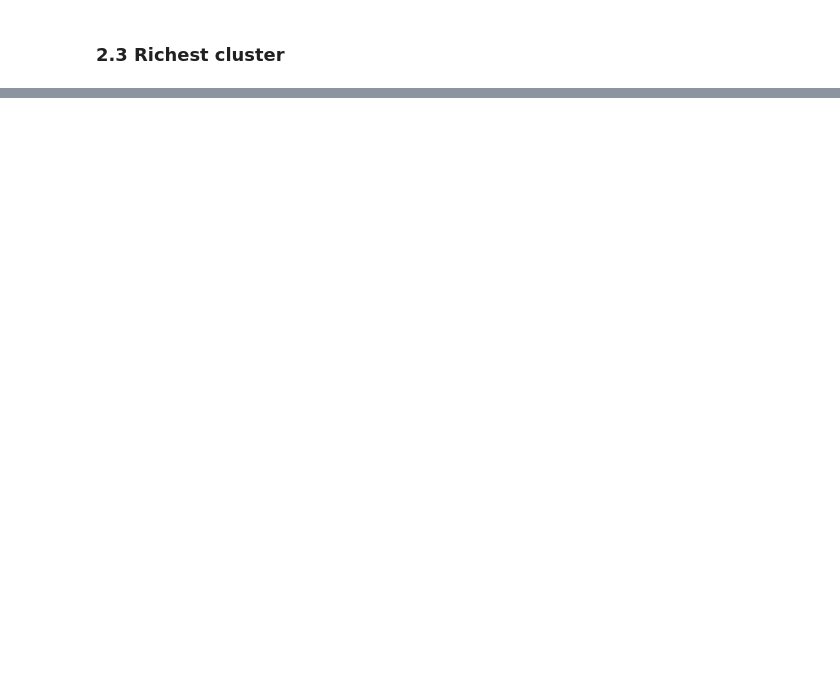
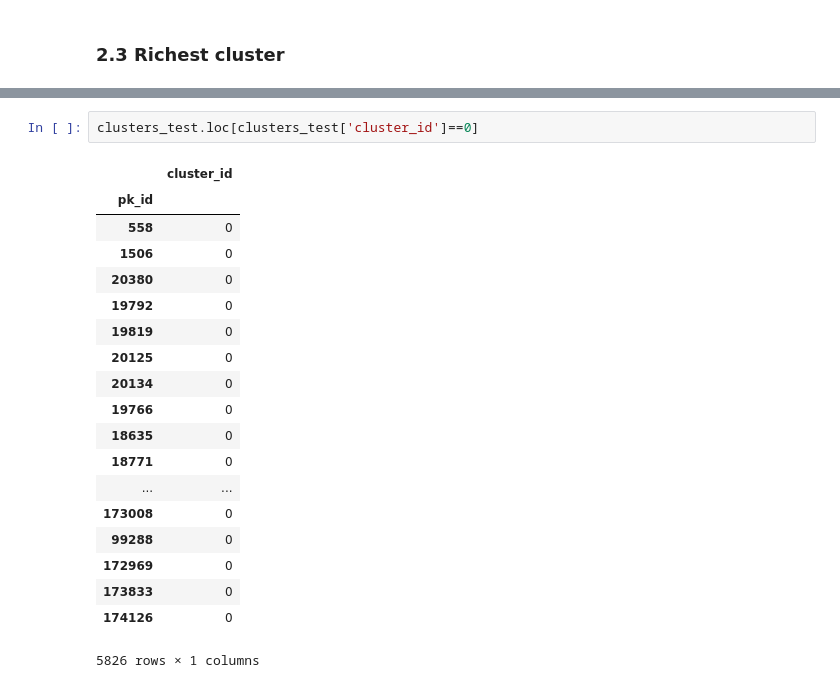
Before and after one commit to iuliu8899/cryptocurrency-data-analysis, a Jupyter notebook: 1.ipynb, the cells around one changed output, grey strips where cells are left out. Cells and saved outputs as stored; diff of their text form; blank space fills up the shorter version.

```diff
--- a/1.ipynb
+++ b/1.ipynb
@@ -289,0 +465,22 @@ temp.idxmax()
+# %%
+clusters_test.loc[clusters_test['cluster_id']==0]
+# %% [output]
+|  | cluster_id |
+| pk_id |  |
+| 558 | 0 |
+| 1506 | 0 |
+| 20380 | 0 |
+| 19792 | 0 |
+| 19819 | 0 |
+| 20125 | 0 |
+| 20134 | 0 |
+| 19766 | 0 |
+| 18635 | 0 |
+| 18771 | 0 |
+| ... | ... |
+| 173008 | 0 |
+| 99288 | 0 |
+| 172969 | 0 |
+| 173833 | 0 |
+| 174126 | 0 |
+5826 rows × 1 columns
```
Also changed, not shown: parts of 27 cells of this notebook, 3 other files.
